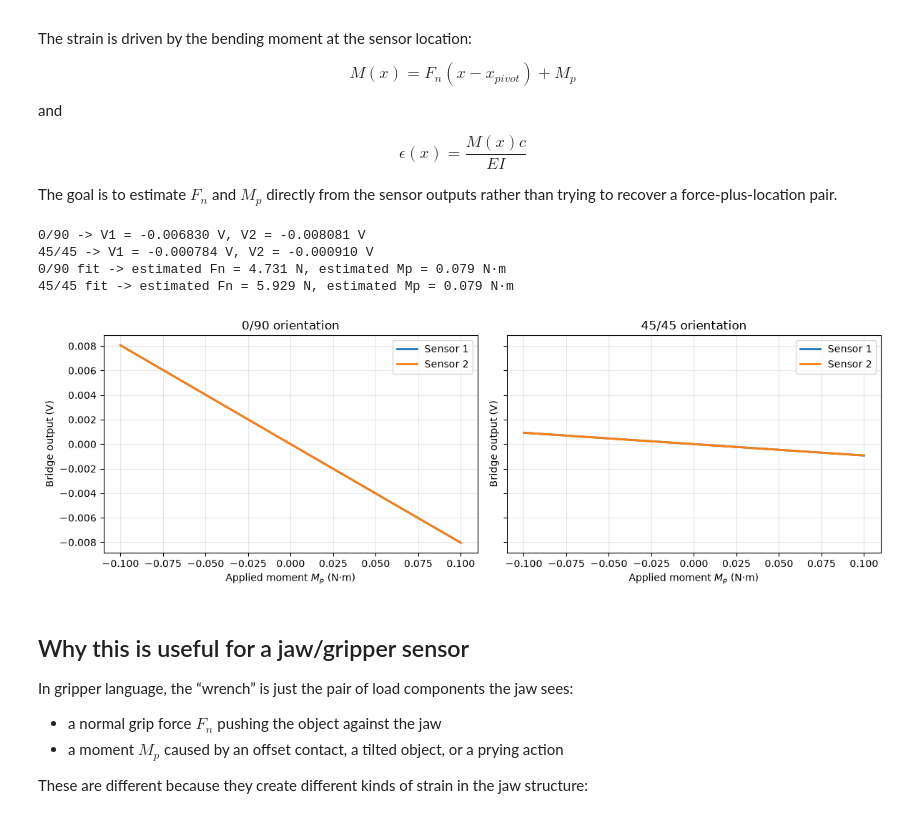
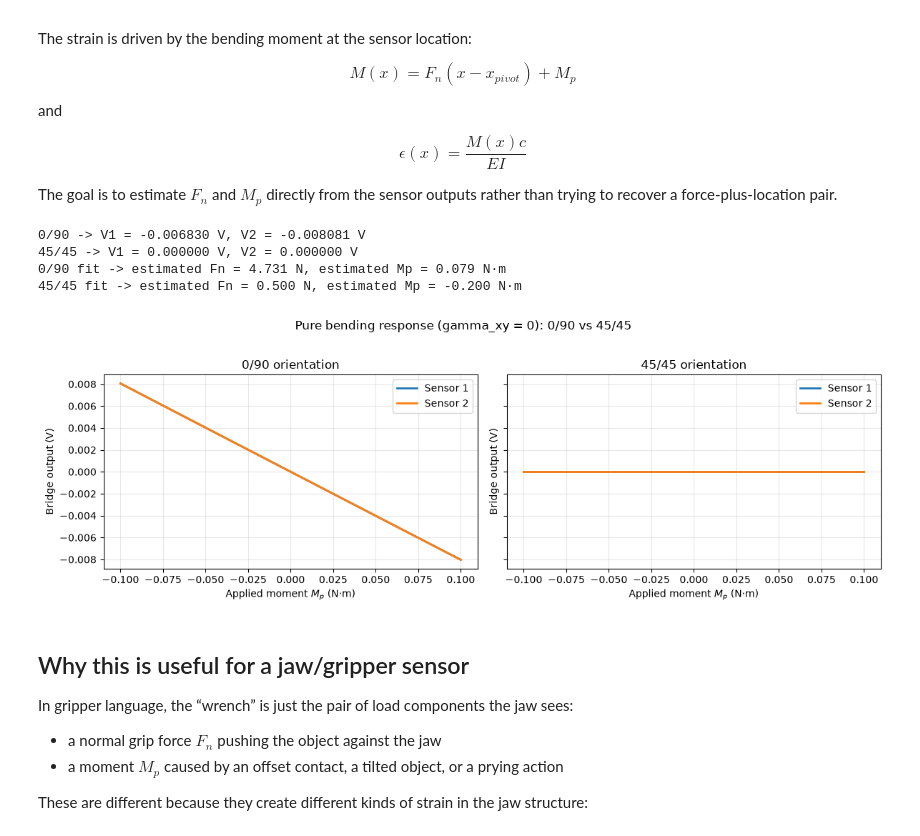
Before and after one commit to MZhouItsg/StrainSimTesting, a Jupyter notebook: 260629test.ipynb, the cells around one changed output. Cells and saved outputs as stored; diff of their text form; code cells hidden in the pictures.

```diff
--- a/260629test.ipynb
+++ b/260629test.ipynb
@@ -634,6 +667,7 @@ L = 0.02
 E = 200e9
 b = 0.008
 t = 0.002
+nu = 0.3
 I = b * t**3 / 12
 c = t / 2
 
@@ -644,23 +678,36 @@ R0 = 350
 GF = 2.0
 Vex = 3.3
 G = 20
-h_mem = 50e-6
 
 
 def beam_strain(F, x):
     return (F * (x_force - x)) * c / (E * I)
 
 
-def mems_bridge_output(eps, G=G, h_mem=h_mem):
+def gauge_strain(eps_x, eps_y, gamma_xy, angle_deg):
+    theta = np.deg2rad(angle_deg)
+    ct = np.cos(theta)
+    st = np.sin(theta)
+    return eps_x * ct**2 + eps_y * st**2 + gamma_xy * st * ct
+
+
+def mems_bridge_output(eps, G=G, orientation='0/90'):
     eps0 = G * eps
-    y = np.array([-0.5, 0.5, 0.5, -0.5]) * h_mem
-    kappa = eps0 / max(h_mem, 1e-12)
-    eps_local = eps0 + kappa * y
+    eps_y = -nu * eps0
 
-    R1 = R0 * (1 + GF * eps_local[0])
-    R2 = R0 * (1 + GF * eps_local[1])
-    R3 = R0 * (1 + GF * eps_local[2])
-    R4 = R0 * (1 + GF * eps_local[3])
+    if orientation == '0/90':
+        angles = np.array([0.0, 90.0, 90.0, 0.0])
+    elif orientation == '45/45':
+        angles = np.array([45.0, -45.0, -45.0, 45.0])
+    else:
+        raise ValueError("orientation must be '0/90' or '45/45'")
+
+    strains = np.array([gauge_strain(eps0, eps_y, 0.0, a) for a in angles])
+
+    R1 = R0 * (1 + GF * strains[0])
+    R2 = R0 * (1 + GF * strains[1])
+    R3 = R0 * (1 + GF * strains[2])
+    R4 = R0 * (1 + GF * strains[3])
 
     return Vex * ((R2 / (R1 + R2)) - (R4 / (R3 + R4)))
 
@@ -977,16 +1037,16 @@ def beam_strain_tensor(Fn, Mp, x):
     # The moment term captures prying/twisting from offset tissue contact.
     M = Fn * (x - pivot) + Mp
     eps_x = M * c / (E * I)
-    eps_y = -nu * eps_x
-    gamma_xy = 0.15 * eps_x  # small shear-like coupling so 45° gauges matter
+    eps_y = -nu * eps_x   # Poisson contraction; same surface, in-plane
+    gamma_xy = 0.0        # pure bending produces zero shear at the top/bottom fiber
     return eps_x, eps_y, gamma_xy
 
 
 def gauge_strain(eps_x, eps_y, gamma_xy, angle_deg):
     theta = np.deg2rad(angle_deg)
-    c = np.cos(theta)
-    s = np.sin(theta)
-    return eps_x * c**2 + eps_y * s**2 + gamma_xy * s * c
+    ct = np.cos(theta)
+    st = np.sin(theta)
+    return eps_x * ct**2 + eps_y * st**2 + gamma_xy * st * ct
 
 
 def mems_bridge_output(eps_x, eps_y, gamma_xy, orientation='0/90', G=G):
@@ -995,7 +1055,7 @@ def mems_bridge_output(eps_x, eps_y, gamma_xy, orientation='0/90', G=G):
         # One pair along x, one pair along y
         angles = np.array([0.0, 90.0, 90.0, 0.0])
     elif orientation == '45/45':
-        # One pair at +45°, one pair at -45°
+        # One pair at +45 deg, one pair at -45 deg
         angles = np.array([45.0, -45.0, -45.0, 45.0])
     else:
         raise ValueError("orientation must be '0/90' or '45/45'")
@@ -1071,36 +1131,37 @@ for orientation in ['0/90', '45/45']:
 
 
 # ==============================
 # Orientation response plot using true strain tensor
 # ==============================
 Mp_values = np.linspace(-0.1, 0.1, 50)
 fig, axes = plt.subplots(1, 2, figsize=(12, 4), sharey=True)
 
 for ax, orientation in zip(axes, ['0/90', '45/45']):
     V1_vals = []
     V2_vals = []
     for Mp in Mp_values:
         eps_x1, eps_y1, gamma1 = beam_strain_tensor(0.0, Mp, x1)
         eps_x2, eps_y2, gamma2 = beam_strain_tensor(0.0, Mp, x2)
         V1_vals.append(mems_bridge_output(eps_x1, eps_y1, gamma1, orientation=orientation))
         V2_vals.append(mems_bridge_output(eps_x2, eps_y2, gamma2, orientation=orientation))
 
     ax.plot(Mp_values, V1_vals, label='Sensor 1', lw=2)
     ax.plot(Mp_values, V2_vals, label='Sensor 2', lw=2)
     ax.set_xlabel('Applied moment $M_p$ (N·m)')
     ax.set_ylabel('Bridge output (V)')
     ax.set_title(f'{orientation} orientation')
     ax.grid(alpha=0.3)
     ax.legend()
 
+plt.suptitle('Pure bending response (gamma_xy = 0): 0/90 vs 45/45', y=1.02)
 plt.tight_layout()
 plt.show()
 # %% [output]
 0/90 -> V1 = -0.006830 V, V2 = -0.008081 V
-45/45 -> V1 = -0.000784 V, V2 = -0.000910 V
+45/45 -> V1 = 0.000000 V, V2 = 0.000000 V
 0/90 fit -> estimated Fn = 4.731 N, estimated Mp = 0.079 N·m
-45/45 fit -> estimated Fn = 5.929 N, estimated Mp = 0.079 N·m
+45/45 fit -> estimated Fn = 0.500 N, estimated Mp = -0.200 N·m
-[figure, old version]
+[figure, new version]
 # %% [markdown]
 ## Why this is useful for a jaw/gripper sensor
 
```
Also changed, not shown: parts of 13 cells of this notebook, 1 other file.
